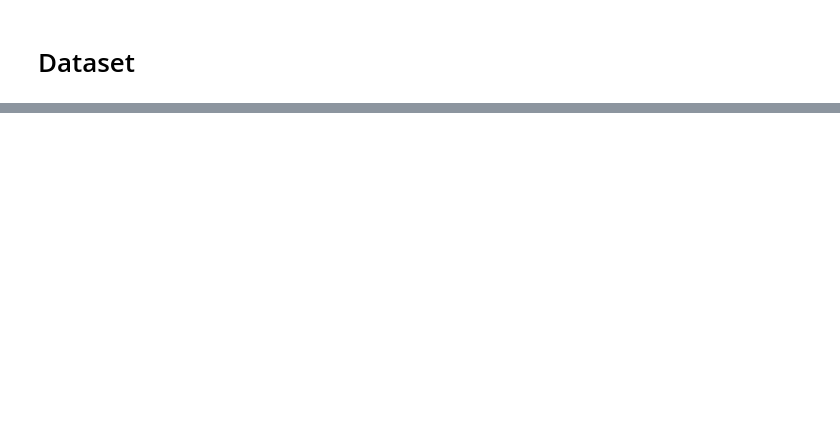
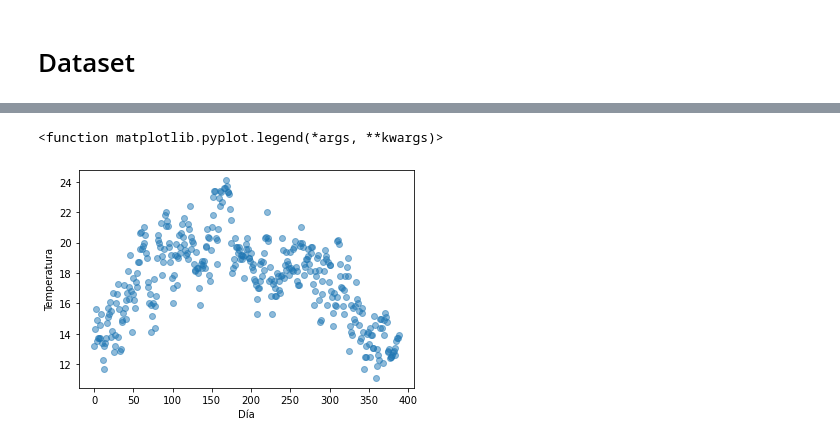
Before and after one commit to gabrieltorres519/Curso_ML_Python_Programador_IA, a Jupyter notebook: 4_Algoritmos_de_Regresión/2_Árboles_de_decisión.ipynb, the cells around one changed output, grey strips where cells are left out. Saved outputs shown, nothing was run; the diff lists cells and outputs as text; code cells hidden in the pictures; blank space fills up the shorter version.

```diff
--- a/4_Algoritmos_de_Regresión/2_Árboles_de_decisión.ipynb
+++ b/4_Algoritmos_de_Regresión/2_Árboles_de_decisión.ipynb
@@ -56,0 +72,5 @@ plt.legend
+# %%
+# Eliminamos el dato 164 y 166 (considerándolos como ouliers si deseamos)
+
+weather_filtered = weather_filtered.drop([164, 166])
+weather_filtered
@@ -56,0 +91,11 @@ plt.legend
+# %%
+plt.figure() # Objeto
+plt.scatter(weather_filtered['datetime'].index, weather_filtered['temp'], alpha=0.5) # Agregando los valores de los ejes
+plt.xlabel('Día')
+plt.ylabel('Temperatura')
+plt.legend
+
+# Vemos que hemos eliminado los datos con valor de temperatura por encima de 24 grados
+# %% [output]
+<function matplotlib.pyplot.legend(*args, **kwargs)>
+[figure, added]
```
Also changed, not shown: parts of 5 cells of this notebook, 1 other file.
